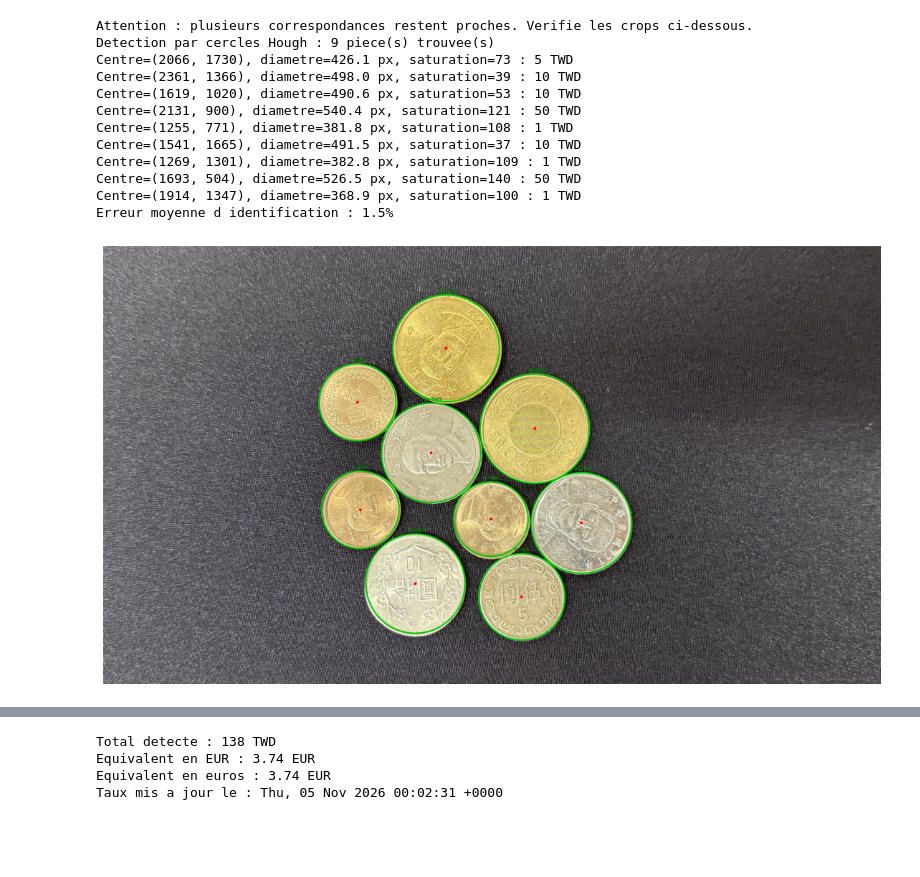
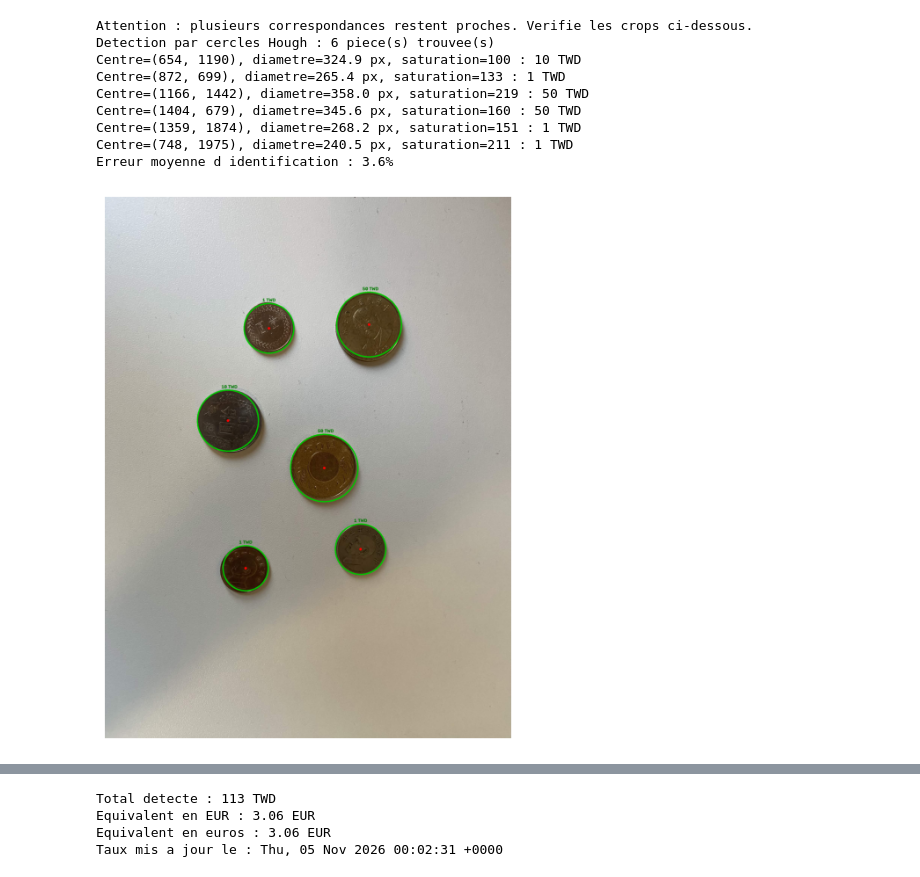
Before and after one commit to Wiwi-Stevant/Projet-Signeaux-3, a Jupyter notebook: Rayan.ipynb, the cells around one changed output, grey strips where cells are left out. Saved outputs shown, nothing was run; the diff lists cells and outputs as text; code cells hidden in the pictures; blank space fills up the shorter version.

```diff
--- a/Rayan.ipynb
+++ b/Rayan.ipynb
@@ -8,7 +8,7 @@ import matplotlib.pyplot as plt
 import numpy as np
 
 # Photo a analyser. Les dimensions sont normalisees avant la detection.
-chemin_image = './data/image5.jpg'
+chemin_image = './data/IMG_5694.jpg'
 devise_souhaitee = 'EUR'
 
 # Diametres des pieces courantes en circulation (millimetres).
@@ -254,42 +254,39 @@ for indice, piece in enumerate(pieces_detectees):
     crop_carre[sy0 - y0:sy1 - y0, sx0 - x0:sx1 - x0] = image_couleur[sy0:sy1, sx0:sx1]
     crop_normalise = cv2.resize(crop_carre, (256, 256), interpolation=cv2.INTER_CUBIC)
     axes[indice].imshow(cv2.cvtColor(crop_normalise, cv2.COLOR_BGR2RGB))
     axes[indice].set_title(f'Piece {indice + 1}: D={2 * piece["rayon"]:.0f}px | {piece["etiquette"]}')
     axes[indice].axis('off')
 for axe in axes[len(pieces_detectees):]:
     axe.axis('off')
 figure.tight_layout()
 plt.show()
 
 # Taux du jour : source TWD, avec conversion vers la devise choisie et vers EUR.
 url_taux = 'https://open.er-api.com/v6/latest/TWD'
 with urlopen(url_taux, timeout=15) as reponse:
     donnees_taux = json.loads(reponse.read().decode('utf-8'))
 if donnees_taux.get('result') != 'success':
     raise RuntimeError('Le service de taux de change n a pas renvoye de taux valides.')
 
 taux = donnees_taux['rates']
 devise_souhaitee = devise_souhaitee.strip().upper()
 if devise_souhaitee not in taux:
     raise ValueError(f'Devise non disponible : {devise_souhaitee}')
 
 montant_devise = total_twd * taux[devise_souhaitee]
 montant_eur = total_twd * taux['EUR']
 print(f'\nTotal detecte : {total_twd} TWD')
 print(f'Equivalent en {devise_souhaitee} : {montant_devise:.2f} {devise_souhaitee}')
 print(f'Equivalent en euros : {montant_eur:.2f} EUR')
 print(f"Taux mis a jour le : {donnees_taux.get('time_last_update_utc', 'date inconnue')}")
 # %% [output]
 Attention : plusieurs correspondances restent proches. Verifie les crops ci-dessous.
-Detection par cercles Hough : 9 piece(s) trouvee(s)
-Centre=(2066, 1730), diametre=426.1 px, saturation=73 : 5 TWD
-Centre=(2361, 1366), diametre=498.0 px, saturation=39 : 10 TWD
-Centre=(1619, 1020), diametre=490.6 px, saturation=53 : 10 TWD
-Centre=(2131, 900), diametre=540.4 px, saturation=121 : 50 TWD
-Centre=(1255, 771), diametre=381.8 px, saturation=108 : 1 TWD
-Centre=(1541, 1665), diametre=491.5 px, saturation=37 : 10 TWD
-Centre=(1269, 1301), diametre=382.8 px, saturation=109 : 1 TWD
-Centre=(1693, 504), diametre=526.5 px, saturation=140 : 50 TWD
-Centre=(1914, 1347), diametre=368.9 px, saturation=100 : 1 TWD
-Erreur moyenne d identification : 1.5%
+Detection par cercles Hough : 6 piece(s) trouvee(s)
+Centre=(654, 1190), diametre=324.9 px, saturation=100 : 10 TWD
+Centre=(872, 699), diametre=265.4 px, saturation=133 : 1 TWD
+Centre=(1166, 1442), diametre=358.0 px, saturation=219 : 50 TWD
+Centre=(1404, 679), diametre=345.6 px, saturation=160 : 50 TWD
+Centre=(1359, 1874), diametre=268.2 px, saturation=151 : 1 TWD
+Centre=(748, 1975), diametre=240.5 px, saturation=211 : 1 TWD
+Erreur moyenne d identification : 3.6%
-[figure, old version]
+[figure, new version]
@@ -297,4 +294,4 @@ Erreur moyenne d identification : 1.5%
-Total detecte : 138 TWD
-Equivalent en EUR : 3.74 EUR
-Equivalent en euros : 3.74 EUR
+Total detecte : 113 TWD
+Equivalent en EUR : 3.06 EUR
+Equivalent en euros : 3.06 EUR
 Taux mis a jour le : Thu, 05 Nov 2026 00:02:31 +0000
```
Also changed, not shown: parts of 1 cell of this notebook.
